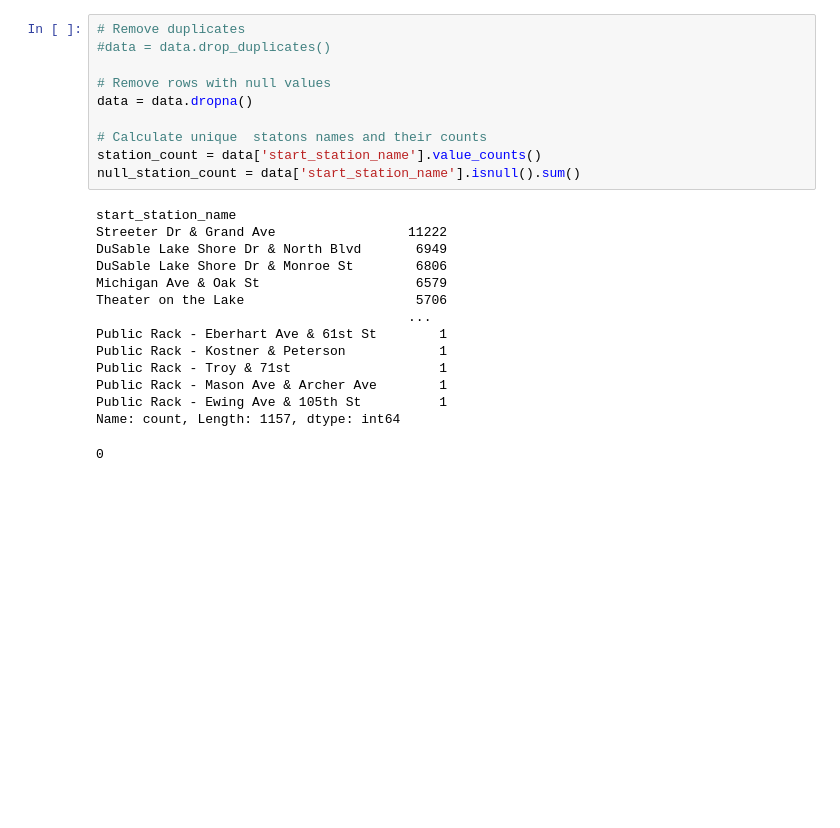
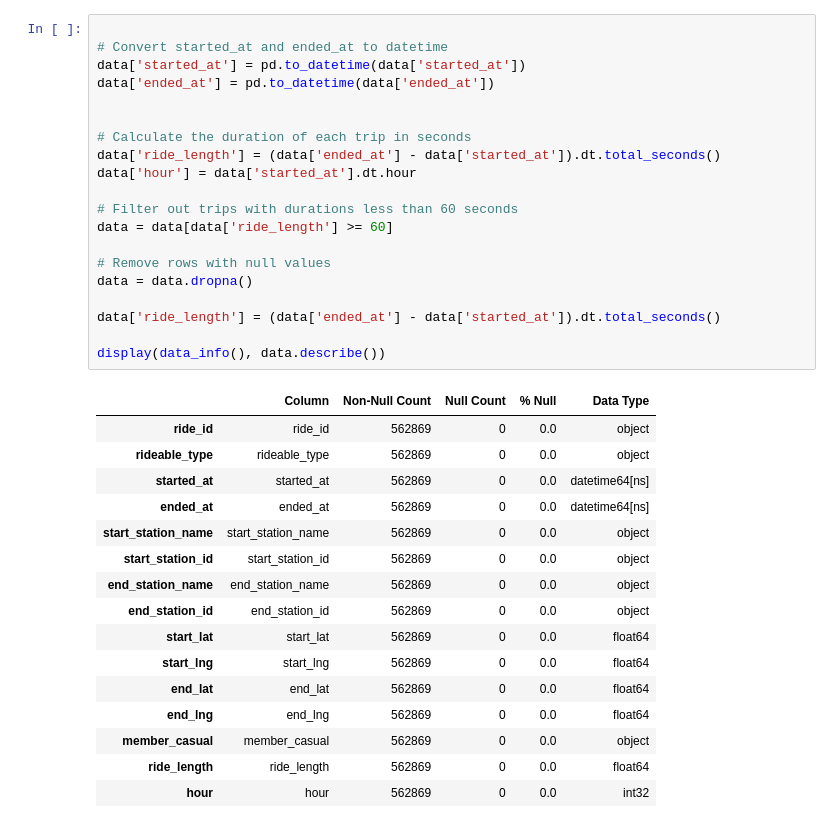
Before and after one commit to MaristChibuike/Bikeshare-Insights_-Summer-in-the-Windy-City, a Jupyter notebook: bikeshare.ipynb, the cells around one changed output. Drawn from its saved outputs; the diff is of its cells as text; blank space fills up the shorter version.

```diff
--- a/bikeshare.ipynb
+++ b/bikeshare.ipynb
@@ -73,25 +90,37 @@ display(data_info)
 # %%
-# Remove duplicates
-#data = data.drop_duplicates()
+
+# Convert started_at and ended_at to datetime
+data['started_at'] = pd.to_datetime(data['started_at'])
+data['ended_at'] = pd.to_datetime(data['ended_at'])
+
+
+# Calculate the duration of each trip in seconds
+data['ride_length'] = (data['ended_at'] - data['started_at']).dt.total_seconds()
+data['hour'] = data['started_at'].dt.hour
+
+# Filter out trips with durations less than 60 seconds
+data = data[data['ride_length'] >= 60]
 
 # Remove rows with null values
 data = data.dropna()
 
-# Calculate unique  statons names and their counts
-station_count = data['start_station_name'].value_counts()
-null_station_count = data['start_station_name'].isnull().sum()
+data['ride_length'] = (data['ended_at'] - data['started_at']).dt.total_seconds()
+
+display(data_info(), data.describe())
 # %% [output]
-start_station_name
-Streeter Dr & Grand Ave                 11222
-DuSable Lake Shore Dr & North Blvd       6949
-DuSable Lake Shore Dr & Monroe St        6806
-Michigan Ave & Oak St                    6579
-Theater on the Lake                      5706
-                                        ...
-Public Rack - Eberhart Ave & 61st St        1
-Public Rack - Kostner & Peterson            1
-Public Rack - Troy & 71st                   1
-Public Rack - Mason Ave & Archer Ave        1
-Public Rack - Ewing Ave & 105th St          1
-Name: count, Length: 1157, dtype: int64
-0
+|  | Column | Non-Null Count | Null Count | % Null | Data Type |
+| ride_id | ride_id | 562869 | 0 | 0.0 | object |
+| rideable_type | rideable_type | 562869 | 0 | 0.0 | object |
+| started_at | started_at | 562869 | 0 | 0.0 | datetime64[ns] |
+| ended_at | ended_at | 562869 | 0 | 0.0 | datetime64[ns] |
+| start_station_name | start_station_name | 562869 | 0 | 0.0 | object |
+| start_station_id | start_station_id | 562869 | 0 | 0.0 | object |
+| end_station_name | end_station_name | 562869 | 0 | 0.0 | object |
+| end_station_id | end_station_id | 562869 | 0 | 0.0 | object |
+| start_lat | start_lat | 562869 | 0 | 0.0 | float64 |
+| start_lng | start_lng | 562869 | 0 | 0.0 | float64 |
+| end_lat | end_lat | 562869 | 0 | 0.0 | float64 |
+| end_lng | end_lng | 562869 | 0 | 0.0 | float64 |
+| member_casual | member_casual | 562869 | 0 | 0.0 | object |
+| ride_length | ride_length | 562869 | 0 | 0.0 | float64 |
+| hour | hour | 562869 | 0 | 0.0 | int32 |
```
Also changed, not shown: parts of 15 cells of this notebook.
